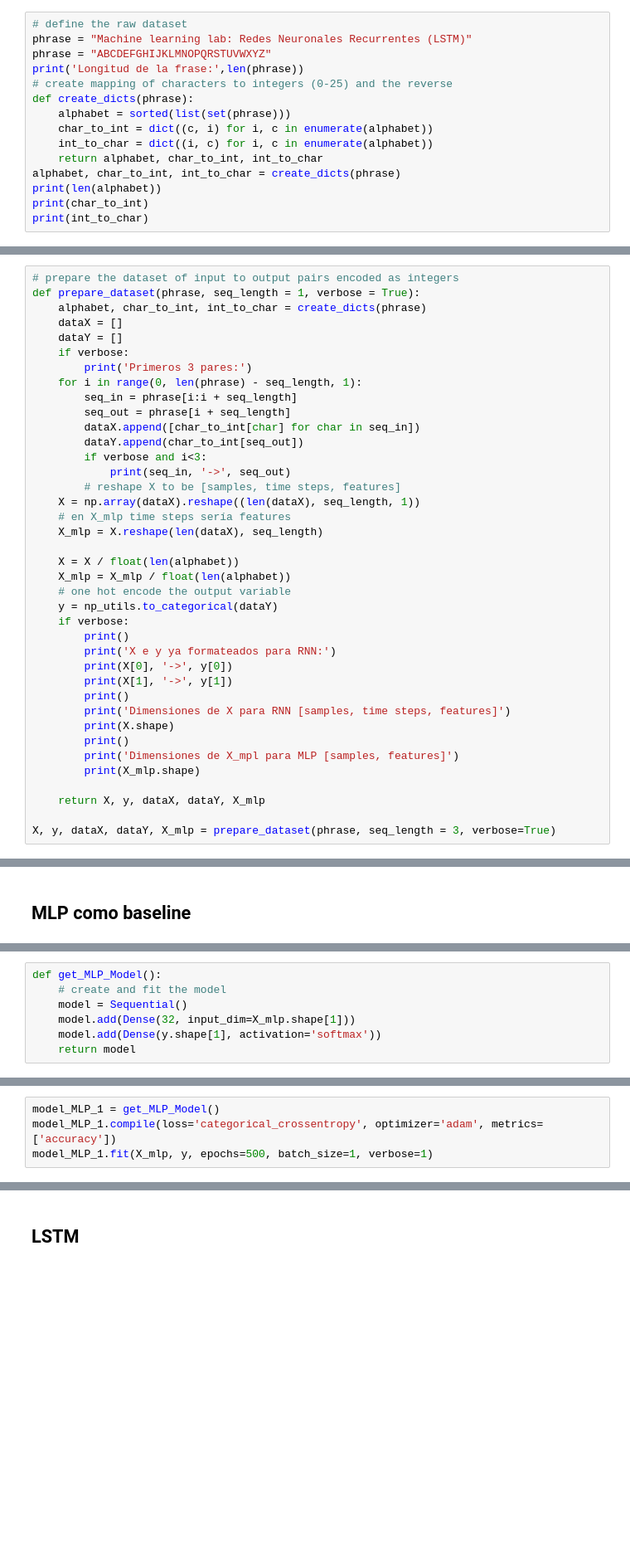
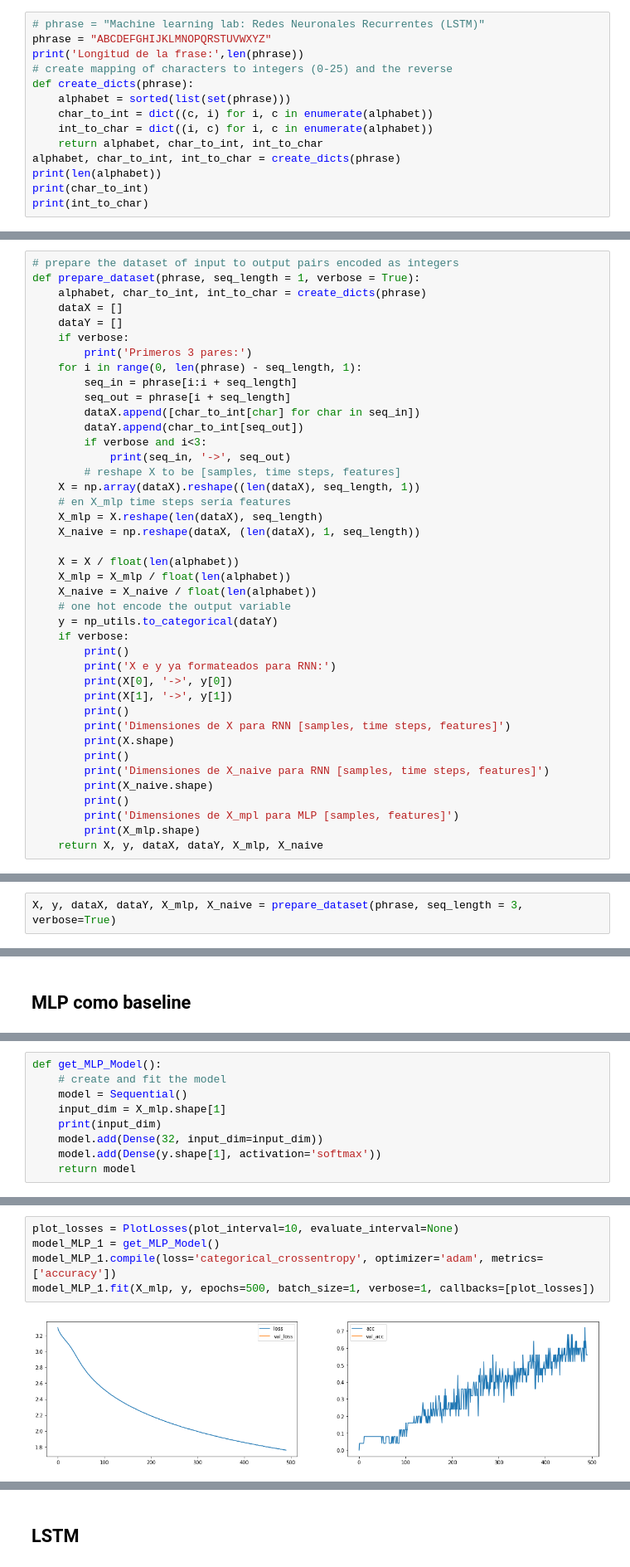
Before and after one commit to lab-ml-itba/12-RNN, a Jupyter notebook: abecedario.ipynb, the cells around one changed output, grey strips where cells are left out. Shown at 83% size. Saved outputs shown, nothing was run; the diff lists cells and outputs as text; blank space fills up the shorter version.

```diff
--- a/abecedario.ipynb
+++ b/abecedario.ipynb
@@ -14,6 +22,5 @@ np.random.seed(7)
 # %%
-# define the raw dataset
-phrase = "Machine learning lab: Redes Neuronales Recurrentes (LSTM)"
+# phrase = "Machine learning lab: Redes Neuronales Recurrentes (LSTM)"
 phrase = "ABCDEFGHIJKLMNOPQRSTUVWXYZ"
 print('Longitud de la frase:',len(phrase))
 # create mapping of characters to integers (0-25) and the reverse
@@ -50,9 +57,11 @@ def prepare_dataset(phrase, seq_length = 1, verbose = True):
     X = np.array(dataX).reshape((len(dataX), seq_length, 1))
     # en X_mlp time steps sería features
     X_mlp = X.reshape(len(dataX), seq_length)
+    X_naive = np.reshape(dataX, (len(dataX), 1, seq_length))
 
     X = X / float(len(alphabet))
     X_mlp = X_mlp / float(len(alphabet))
+    X_naive = X_naive / float(len(alphabet))
     # one hot encode the output variable
     y = np_utils.to_categorical(dataY)
     if verbose:
@@ -64,9 +73,9 @@ def prepare_dataset(phrase, seq_length = 1, verbose = True):
         print('Dimensiones de X para RNN [samples, time steps, features]')
         print(X.shape)
         print()
+        print('Dimensiones de X_naive para RNN [samples, time steps, features]')
+        print(X_naive.shape)
+        print()
         print('Dimensiones de X_mpl para MLP [samples, features]')
         print(X_mlp.shape)
-
-    return X, y, dataX, dataY, X_mlp
-
-X, y, dataX, dataY, X_mlp = prepare_dataset(phrase, seq_length = 3, verbose=True)
+    return X, y, dataX, dataY, X_mlp, X_naive
@@ -93,0 +84,2 @@ Dimensiones de X_mpl para MLP [samples, features]
+# %%
+X, y, dataX, dataY, X_mlp, X_naive = prepare_dataset(phrase, seq_length = 3, verbose=True)
@@ -125,7 +140,9 @@ def get_some_model_predictions(model, dataX):
 def get_MLP_Model():
     # create and fit the model
     model = Sequential()
-    model.add(Dense(32, input_dim=X_mlp.shape[1]))
+    input_dim = X_mlp.shape[1]
+    print(input_dim)
+    model.add(Dense(32, input_dim=input_dim))
     model.add(Dense(y.shape[1], activation='softmax'))
     return model
 # %%
@@ -164,7 +182,9 @@ Dimensiones de X para RNN [samples, time steps, features]
 Dimensiones de X_mpl para MLP [samples, features]
 (25, 1)
 # %%
+plot_losses = PlotLosses(plot_interval=10, evaluate_interval=None)
 model_MLP_1 = get_MLP_Model()
 model_MLP_1.compile(loss='categorical_crossentropy', optimizer='adam', metrics=['accuracy'])
-model_MLP_1.fit(X_mlp, y, epochs=500, batch_size=1, verbose=1)
+model_MLP_1.fit(X_mlp, y, epochs=500, batch_size=1, verbose=1, callbacks=[plot_losses])
 # %% [output]
+[figure, added]
```
Also changed, not shown: parts of 42 cells of this notebook, 2 other files.
